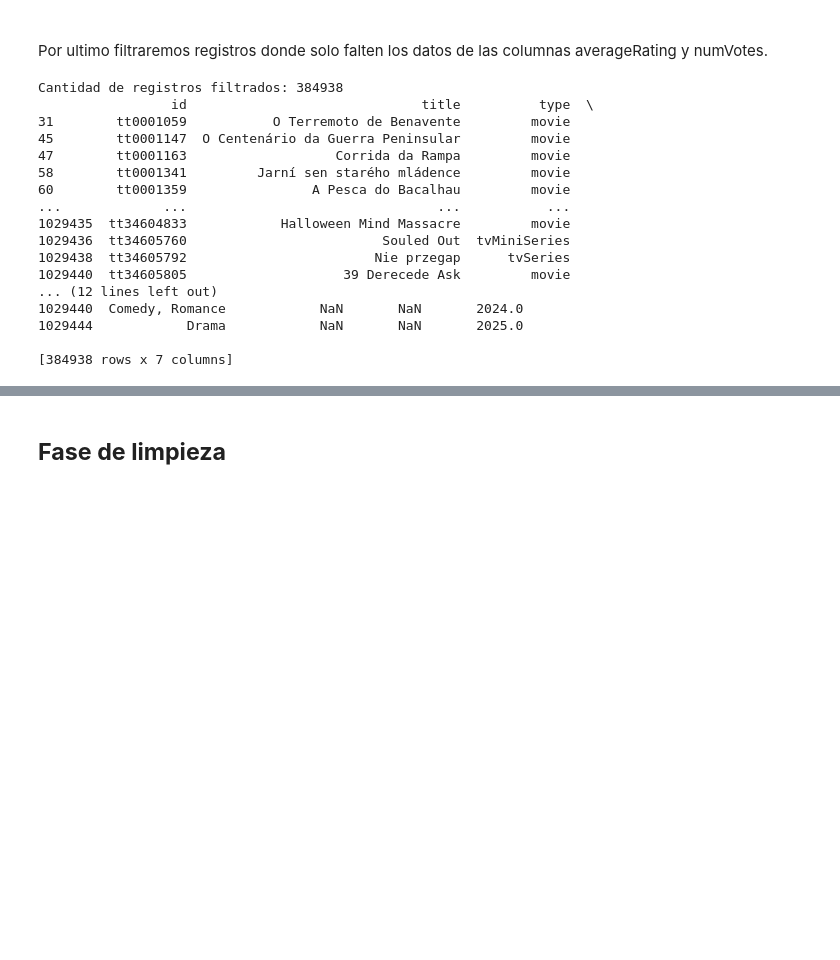
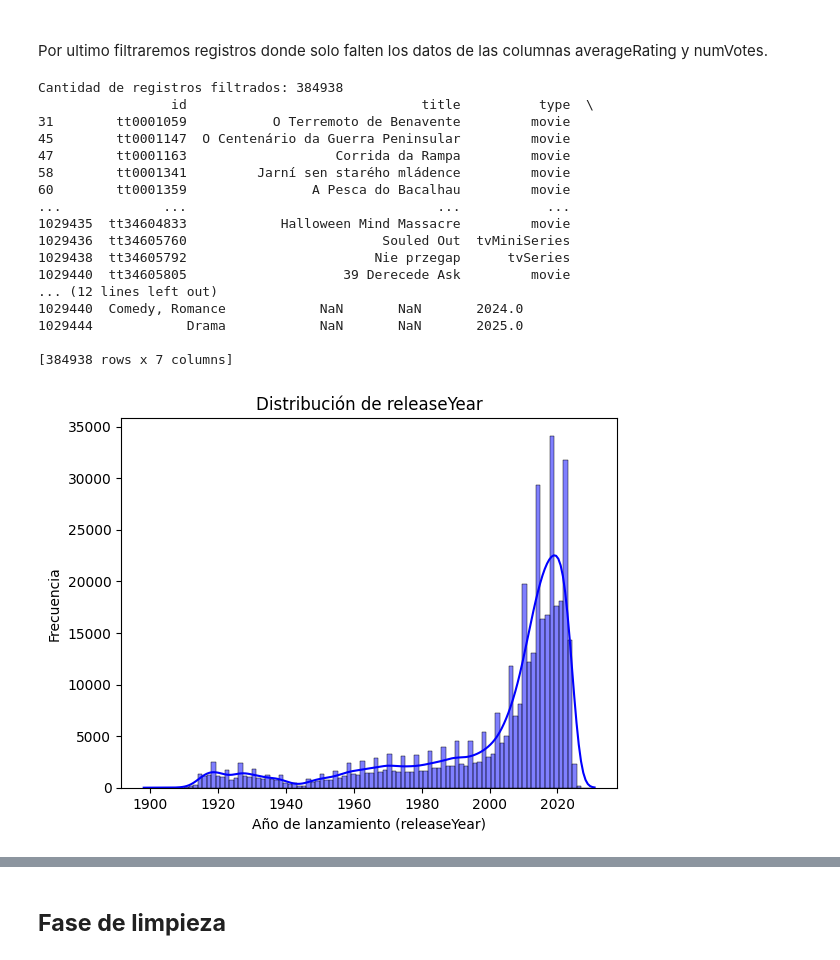
Before and after one commit to ipsilon7/Analisis-de-datos-de-IMDb, a Jupyter notebook: Limpieza.ipynb, the cells around one changed output, grey strips where cells are left out. Saved outputs shown, nothing was run; the diff lists cells and outputs as text; code cells hidden in the pictures; blank space fills up the shorter version.

```diff
--- a/Limpieza.ipynb
+++ b/Limpieza.ipynb
@@ -226,27 +226,35 @@ Por ultimo filtraremos registros donde solo falten los datos de las columnas ave
 # %%
 # Filtrar filas donde solo 'averageRating' y 'numVotes' tienen datos faltantes
 filtered_df = df[
     df[['averageRating', 'numVotes']].isna().all(axis=1)  # Ambas columnas tienen datos faltantes
     & df.drop(columns=['averageRating', 'numVotes']).notna().all(axis=1)  # Las demás columnas no tienen datos faltantes
 ]
 
 print(f"Cantidad de registros filtrados: {filtered_df.shape[0]}")
 print(filtered_df)
+
+# Histograma para ver la distribucion de registros sin puntuacion por año
+sns.histplot(filtered_df['releaseYear'], bins=100, kde=True, color='blue')
+plt.xlabel('Año de lanzamiento (releaseYear)')
+plt.ylabel('Frecuencia')
+plt.title('Distribución de releaseYear')
+plt.show()
 # %% [output]
 Cantidad de registros filtrados: 384938
                  id                              title          type  \
 31        tt0001059           O Terremoto de Benavente         movie
 45        tt0001147  O Centenário da Guerra Peninsular         movie
 47        tt0001163                   Corrida da Rampa         movie
 58        tt0001341         Jarní sen starého mládence         movie
 60        tt0001359                A Pesca do Bacalhau         movie
 ...             ...                                ...           ...
 1029435  tt34604833            Halloween Mind Massacre         movie
 1029436  tt34605760                         Souled Out  tvMiniSeries
 1029438  tt34605792                        Nie przegap      tvSeries
 1029440  tt34605805                    39 Derecede Ask         movie
 ... (12 lines left out)
 1029440  Comedy, Romance            NaN       NaN       2024.0
 1029444            Drama            NaN       NaN       2025.0
 
 [384938 rows x 7 columns]
+[figure, added]
```
Also changed, not shown: parts of 8 cells of this notebook.
